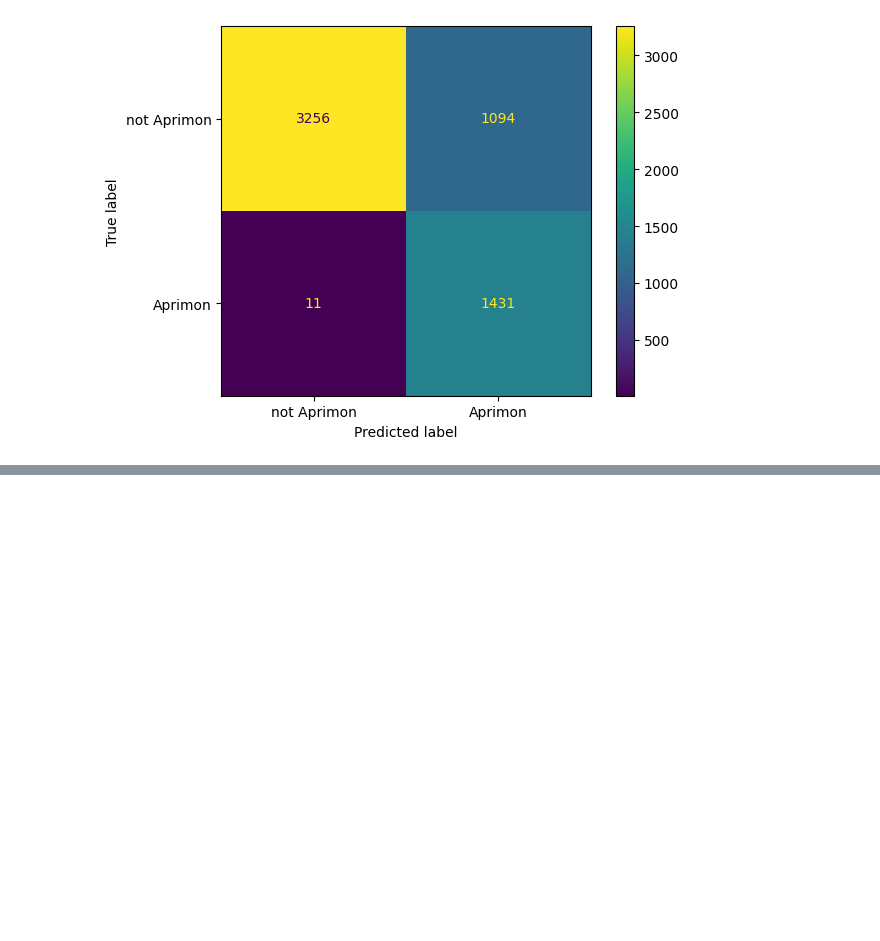
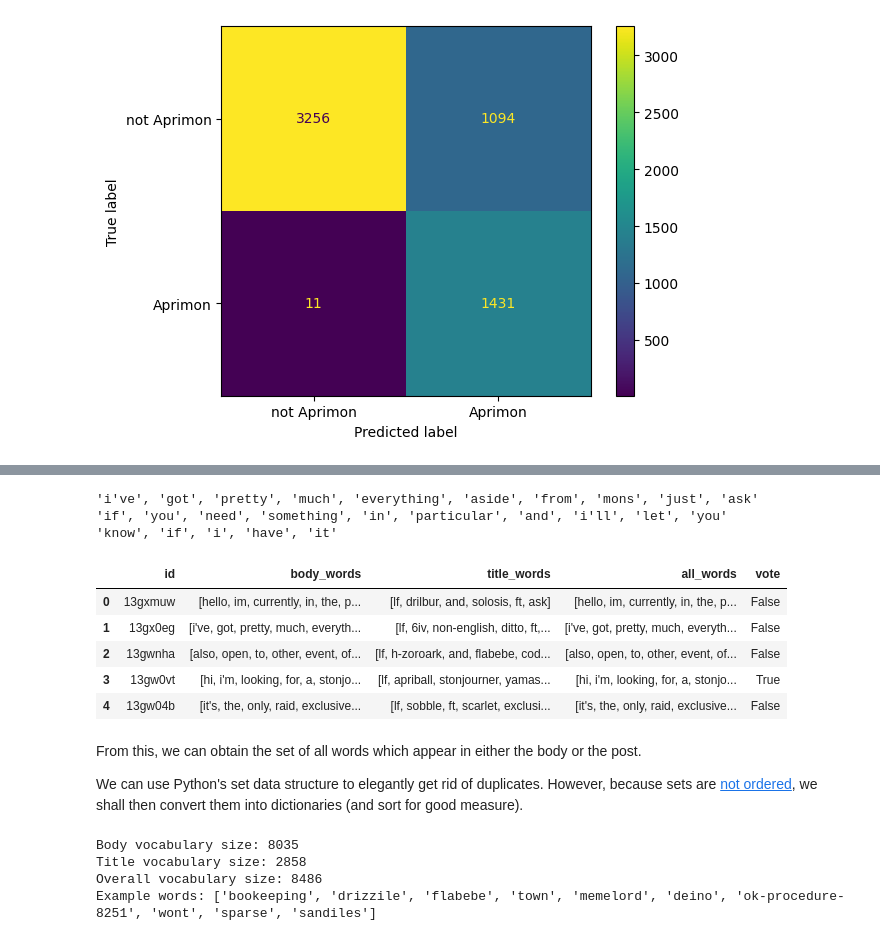
Before and after one commit to penelopeysm/apriml, a Jupyter notebook: ml.ipynb, the cells around one changed output, grey strips where cells are left out. Drawn from its saved outputs; the diff is of its cells as text; code cells hidden in the pictures; blank space fills up the shorter version.

```diff
--- a/ml.ipynb
+++ b/ml.ipynb
@@ -51,0 +89,69 @@ plt.show()
+# %%
+import re
+
+def to_words(text):
+    # remove Markdown links
+    text = re.sub(r'\[([^\]]+)\]\([^)]+\)', r'\1', text)
+    # split on spaces
+    words = text.split()
+    # remove links (heuristically)
+    words = [w for w in words if not w.startswith('http') and not w.startswith('www')]
+    # convert curly double/single quotes to plain single quotes
+    words = [w.replace('“', "'").replace('”', "'").replace('‘', "'").replace('’', "'") for w in words]
+    # split on other punctuation (except apostrophes and hyphens) and convert to lowercase
+    words = [w for word in words for w in re.split(r"[^A-Za-z0-9'-]+", word.lower())]
+    # remove apostrophes and hyphens at either end
+    words = [re.sub(r"^['-]+|['-]+$", '', w) for w in words]
+    # get rid of anything that doesn't have at least one letter
+    return [s for s in words if any(c.isalpha() for c in s)]
+
+example_words = to_words(df.iloc[1].body)
+
+# same as printing example_words directly, but split over lines
+for i in range(0, len(example_words), 10):
+    print(', '.join("'" + s + "'" for s in example_words[i:i + 10]))
+# %% [output]
+'i've', 'got', 'pretty', 'much', 'everything', 'aside', 'from', 'mons', 'just', 'ask'
+'if', 'you', 'need', 'something', 'in', 'particular', 'and', 'i'll', 'let', 'you'
+'know', 'if', 'i', 'have', 'it'
+# %%
+df_processed = (df.assign(body_words=df.body.apply(to_words))
+                  .assign(title_words=df.title.apply(to_words))
+                  .assign(all_words=lambda df: df.body_words + df.title_words)
+                  .loc[:, ['id', 'body_words', 'title_words', 'all_words', 'vote']])
+df_processed.head()
+# %% [output]
+|  | id | body_words | title_words | all_words | vote |
+| 0 | 13gxmuw | [hello, im, currently, in, the, p... | [lf, drilbur, and, solosis, ft, ask] | [hello, im, currently, in, the, p... | False |
+| 1 | 13gx0eg | [i've, got, pretty, much, everyth... | [lf, 6iv, non-english, ditto, ft,... | [i've, got, pretty, much, everyth... | False |
+| 2 | 13gwnha | [also, open, to, other, event, of... | [lf, h-zoroark, and, flabebe, cod... | [also, open, to, other, event, of... | False |
+| 3 | 13gw0vt | [hi, i'm, looking, for, a, stonjo... | [lf, apriball, stonjourner, yamas... | [hi, i'm, looking, for, a, stonjo... | True |
+| 4 | 13gw04b | [it's, the, only, raid, exclusive... | [lf, sobble, ft, scarlet, exclusi... | [it's, the, only, raid, exclusive... | False |
+# %% [markdown]
+From this, we can obtain the set of all words which appear in either the body or the post.
+
+We can use Python's set data structure to elegantly get rid of duplicates.
+However, because sets are [not ordered](https://docs.python.org/3/tutorial/datastructures.html#sets), we shall then convert them into dictionaries (and sort for good measure).
+# %%
+import numpy as np
+
+body_vocabulary_set = {word for text in df_processed.body_words for word in text}
+title_vocabulary_set = {word for text in df_processed.title_words for word in text}
+vocabulary_set = body_vocabulary_set | title_vocabulary_set
+
+body_vocabulary = dict(zip(sorted(list(body_vocabulary_set)), range(len(body_vocabulary_set))))
+title_vocabulary = dict(zip(sorted(list(title_vocabulary_set)), range(len(title_vocabulary_set))))
+vocabulary = dict(zip(sorted(list(vocabulary_set)), range(len(vocabulary_set))))
+
+print(f'Body vocabulary size: {len(body_vocabulary)}')
+print(f'Title vocabulary size: {len(title_vocabulary)}')
+print(f'Overall vocabulary size: {len(vocabulary)}')
+
+import random
+random.seed(a=1815)    # Year of publication of Jane Austen's "Emma" --- my favourite book.
+print(f'Example words: {random.sample(list(vocabulary.keys()), 10)}')
+# %% [output]
+Body vocabulary size: 8035
+Title vocabulary size: 2858
+Overall vocabulary size: 8486
+Example words: ['bookeeping', 'drizzile', 'flabebe', 'town', 'memelord', 'deino', 'ok-procedure-8251', 'wont', 'sparse', 'sandiles']
```
Also changed, not shown: parts of 16 cells of this notebook, 1 other file.
